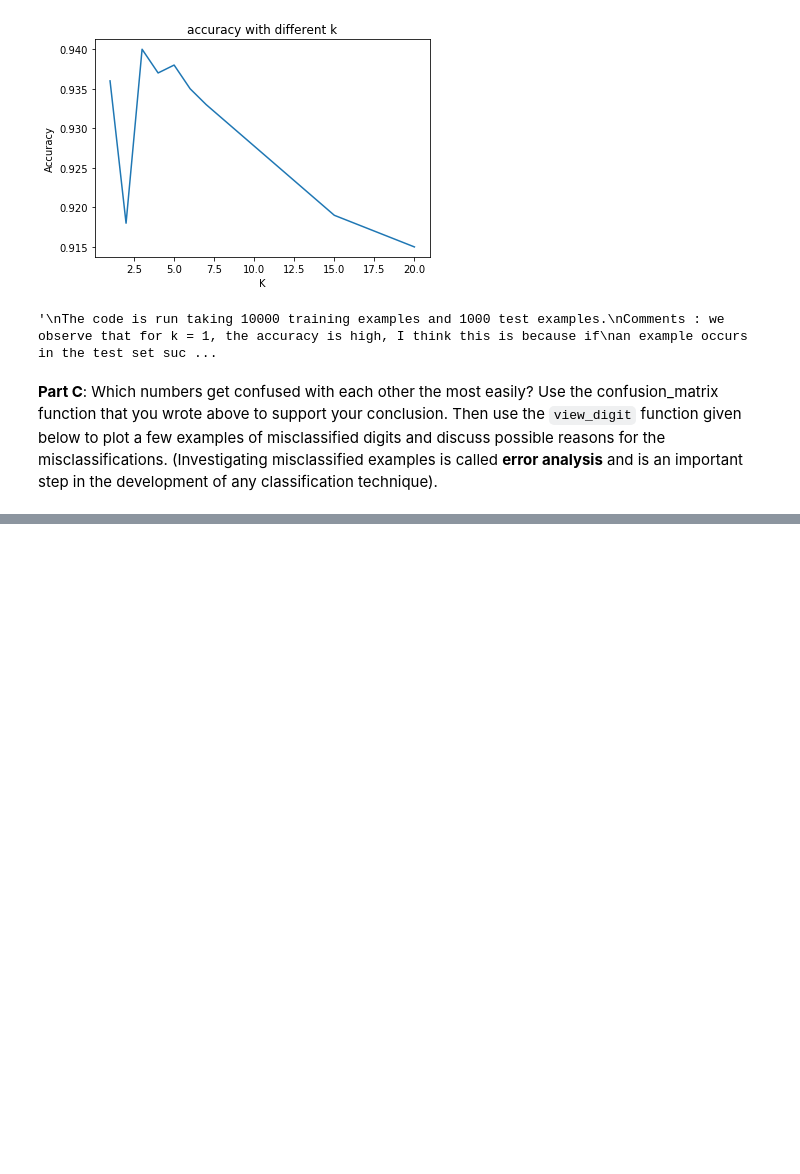
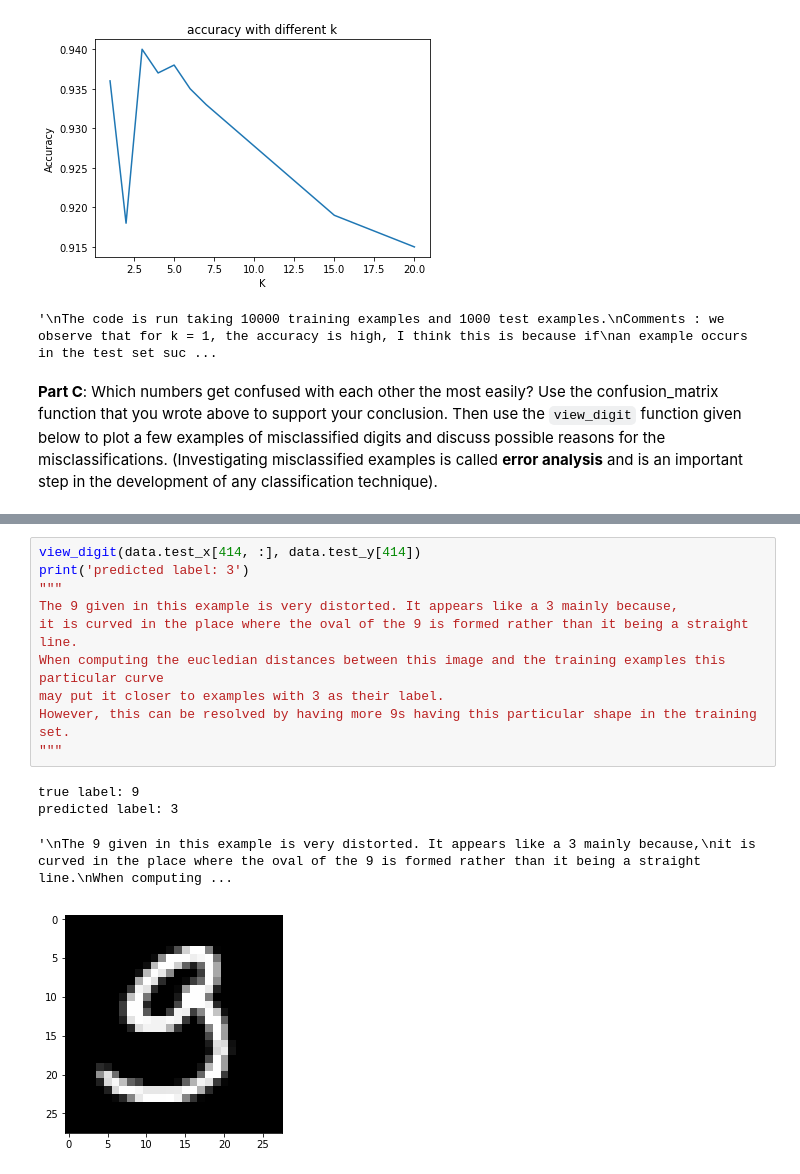
Before and after one commit to AkritiKapur/ml-5622-assignments, a Jupyter notebook: knn/knn.ipynb, the cells around one changed output, grey strips where cells are left out. Saved outputs shown, nothing was run; the diff lists cells and outputs as text; blank space fills up the shorter version.

Commit message:
added example images, comments and explanations

```diff
--- a/knn/knn.ipynb
+++ b/knn/knn.ipynb
@@ -355,0 +359,15 @@ view_digit(data.train_x[0,:], data.train_y[0])
+# %%
+view_digit(data.test_x[414, :], data.test_y[414])
+print('predicted label: 3')
+"""
+The 9 given in this example is very distorted. It appears like a 3 mainly because,
+it is curved in the place where the oval of the 9 is formed rather than it being a straight line.
+When computing the eucledian distances between this image and the training examples this particular curve
+may put it closer to examples with 3 as their label.
+However, this can be resolved by having more 9s having this particular shape in the training set.
+"""
+# %% [output]
+true label: 9
+predicted label: 3
+'\nThe 9 given in this example is very distorted. It appears like a 3 mainly because,\nit is curved in the place where the oval of the 9 is formed rather than it being a straight line.\nWhen computing ...
+[figure, added]
```
Also changed, not shown: parts of 5 cells of this notebook.
